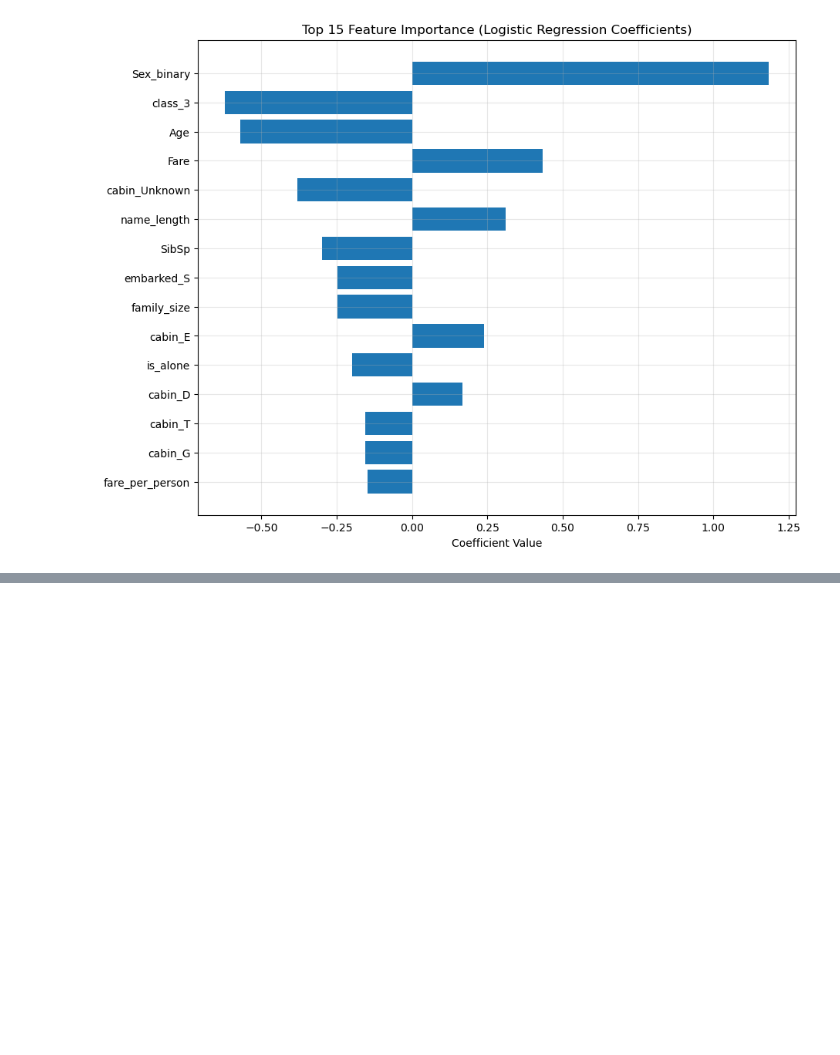
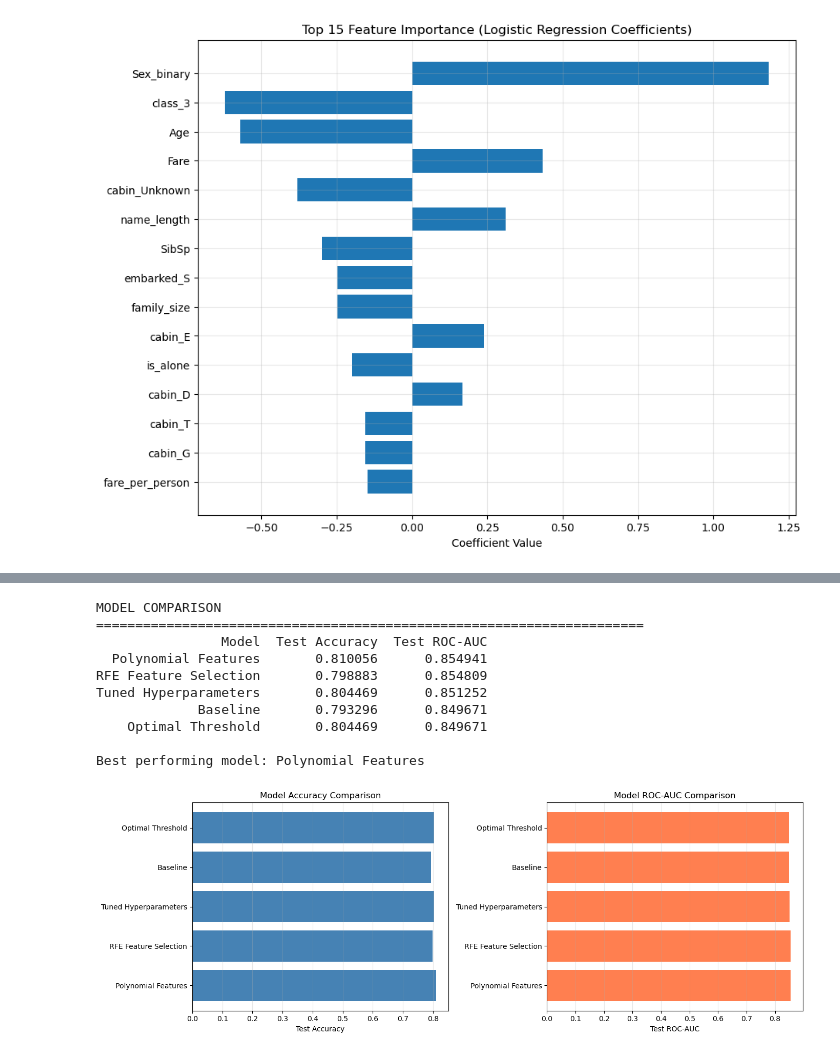
Before and after one commit to AequaIis/572Project, a Jupyter notebook: Austin_Analysis.ipynb, the cells around one changed output, grey strips where cells are left out. Drawn from its saved outputs; the diff is of its cells as text; code cells hidden in the pictures; blank space fills up the shorter version.

```diff
--- a/Austin_Analysis.ipynb
+++ b/Austin_Analysis.ipynb
@@ -357,0 +419,20 @@ Top 15 Most Important Features:
+# %%
+# Evaluate the tuned model
+y_train_pred_tuned = best_log_reg.predict(X_train_scaled)
+y_test_pred_tuned = best_log_reg.predict(X_test_scaled)
+y_test_proba_tuned = best_log_reg.predict_proba(X_test_scaled)[:, 1]
+
+print("TUNED MODEL PERFORMANCE")
+print("=" * 50)
+print(f"Training Accuracy: {accuracy_score(y_train, y_train_pred_tuned):.4f}")
+print(f"Test Accuracy: {accuracy_score(y_test, y_test_pred_tuned):.4f}")
+print(f"Test ROC-AUC: {roc_auc_score(y_test, y_test_proba_tuned):.4f}")
+print("\nTest Set Classification Report:")
+print(classification_report(y_test, y_test_pred_tuned))
+
+# Compare with original model
+print("\nIMPROVEMENT COMPARISON")
+print("=" * 50)
+print(f"Original Test Accuracy: {accuracy_score(y_test, y_test_pred):.4f}")
+print(f"Tuned Test Accuracy: {accuracy_score(y_test, y_test_pred_tuned):.4f}")
+print(f"Improvement: {(accuracy_score(y_test, y_test_pred_tuned) - accuracy_score(y_test, y_test_pred)):.4f}")
@@ -357,0 +584,60 @@ Top 15 Most Important Features:
+# %%
+# Compare all model variations
+results = pd.DataFrame({
+    'Model': [
+        'Baseline',
+        'Tuned Hyperparameters',
+        'RFE Feature Selection',
+        'Optimal Threshold',
+        'Polynomial Features'
+    ],
+    'Test Accuracy': [
+        accuracy_score(y_test, y_test_pred),
+        accuracy_score(y_test, y_test_pred_tuned),
+        accuracy_score(y_test, y_test_pred_rfe),
+        accuracy_score(y_test, y_test_pred_optimal),
+        accuracy_score(y_test, y_test_pred_poly)
+    ],
+    'Test ROC-AUC': [
+        roc_auc_score(y_test, y_test_proba),
+        roc_auc_score(y_test, y_test_proba_tuned),
+        roc_auc_score(y_test, y_test_proba_rfe),
+        roc_auc_score(y_test, y_test_proba),  # Same proba, different threshold
+        roc_auc_score(y_test, y_test_proba_poly)
+    ]
+}).sort_values('Test ROC-AUC', ascending=False)
+
+print("MODEL COMPARISON")
+print("=" * 70)
+print(results.to_string(index=False))
+print("\nBest performing model:", results.iloc[0]['Model'])
+
+# Visualize comparison
+fig, axes = plt.subplots(1, 2, figsize=(14, 5))
+
+# Accuracy comparison
+axes[0].barh(results['Model'], results['Test Accuracy'], color='steelblue')
+axes[0].set_xlabel('Test Accuracy')
+axes[0].set_title('Model Accuracy Comparison')
+axes[0].grid(alpha=0.3, axis='x')
+
+# ROC-AUC comparison
+axes[1].barh(results['Model'], results['Test ROC-AUC'], color='coral')
+axes[1].set_xlabel('Test ROC-AUC')
+axes[1].set_title('Model ROC-AUC Comparison')
+axes[1].grid(alpha=0.3, axis='x')
+
+plt.tight_layout()
+plt.show()
+# %% [output]
+MODEL COMPARISON
+======================================================================
+                Model  Test Accuracy  Test ROC-AUC
+  Polynomial Features       0.810056      0.854941
+RFE Feature Selection       0.798883      0.854809
+Tuned Hyperparameters       0.804469      0.851252
+             Baseline       0.793296      0.849671
+    Optimal Threshold       0.804469      0.849671
+
+Best performing model: Polynomial Features
+[figure, added]
```
Also changed, not shown: parts of 15 cells of this notebook, 1 other file.
